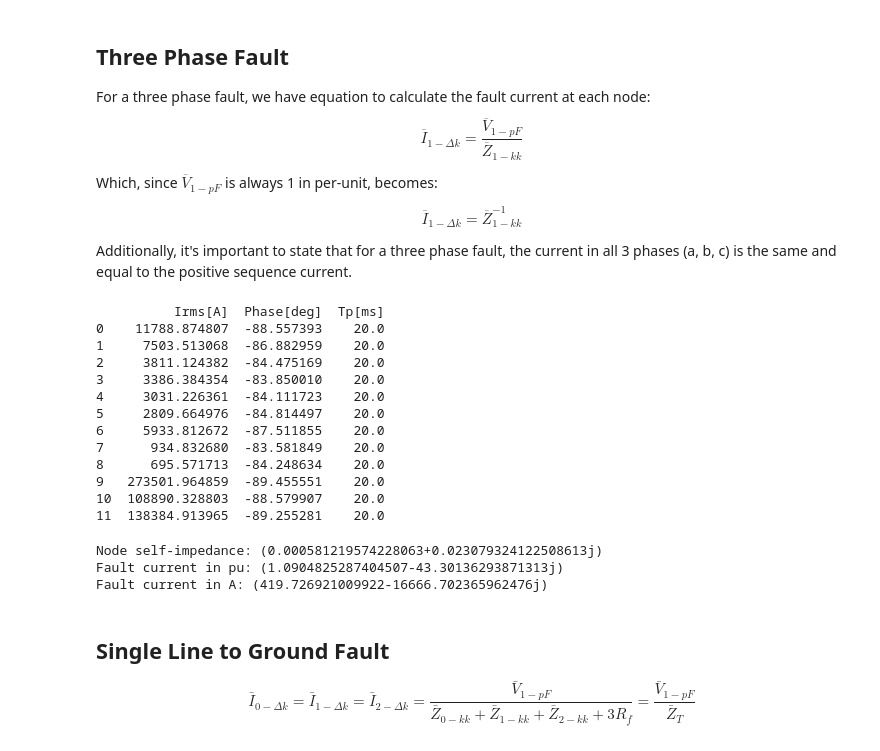
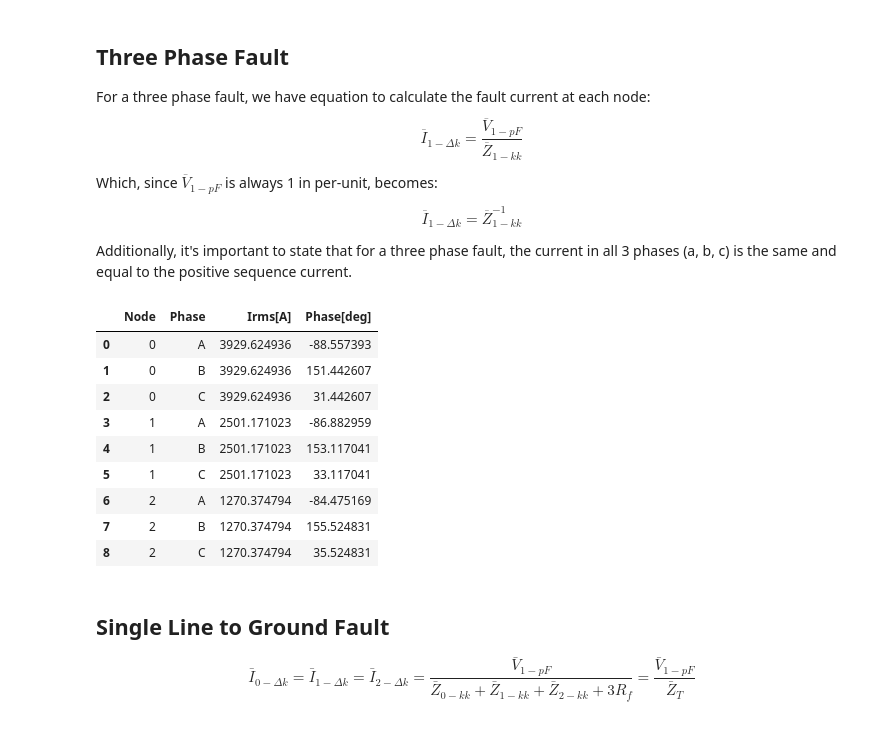
Before and after one commit to e4m8ch/IST_PSE, a Jupyter notebook: main.ipynb, the cells around one changed output. Saved outputs shown, nothing was run; the diff lists cells and outputs as text; code cells hidden in the pictures.

```diff
--- a/main.ipynb
+++ b/main.ipynb
@@ -262,56 +264,45 @@ Additionally, it's important to state that for a three phase fault, the current
 # %%
 Zkk_TP = np.diag(Z1)              # self-impedances
 If_pu_TP = 1 / Zkk_TP              # fault currents in pu
 
-# Convert from pu to A and to
-If_A_TP = If_pu_TP * dfs["Nodes"]["Base Current [pu]"]
 
-# Convert to RMS magnitude
-I_rms = np.abs(If_A_TP) / np.sqrt(2)
+I_base = dfs["Nodes"]["Base Current [pu]"].values
 
-# Convert to phase angle in degrees
-I_deg = np.angle(If_A_TP, deg=True)
+I_seq = np.vstack([np.zeros_like(If_pu_TP), If_pu_TP, np.zeros_like(If_pu_TP)])
 
-# Assume Tp (peak time) = 1 / 50Hz * 1000 ms for one cycle as placeholder
-# Or you can set your actual Tp values
-Tp_ms = np.full(I_rms.shape, 20.0)  # 50 Hz system -> 20 ms per cycle
+# Phase currents in pu
+I_abc_pu = (A @ I_seq) / 3
 
-# Combine into a DataFrame
-df_fault = pd.DataFrame({
-    "Irms[A]": I_rms,
-    "Phase[deg]": I_deg,
-    "Tp[ms]": Tp_ms
+# Convert to Amperes
+I_abc_A = I_abc_pu * I_base
+
+
+# Compute RMS and phase angle
+I_abc_rms = np.abs(I_abc_A) / np.sqrt(2)
+
+I_abc_angle = np.angle(I_abc_A, deg=True)
+
+# Build DataFrame
+n_nodes = I_abc_A.shape[1]
+df_TP = pd.DataFrame({
+    "Node": np.repeat(np.arange(n_nodes), 3),
+    "Phase": np.tile(["A", "B", "C"], n_nodes),
+    "Irms[A]": I_abc_rms.T.flatten(),
+    "Phase[deg]": I_abc_angle.T.flatten(),
 })
 
-
-
-print(df_fault)
+df_TP.head(9)
 # %% [output]
-          Irms[A]  Phase[deg]  Tp[ms]
-0    11788.874807  -88.557393    20.0
-1     7503.513068  -86.882959    20.0
-2     3811.124382  -84.475169    20.0
-3     3386.384354  -83.850010    20.0
-4     3031.226361  -84.111723    20.0
-5     2809.664976  -84.814497    20.0
-6     5933.812672  -87.511855    20.0
-7      934.832680  -83.581849    20.0
-8      695.571713  -84.248634    20.0
-9   273501.964859  -89.455551    20.0
-10  108890.328803  -88.579907    20.0
-11  138384.913965  -89.255281    20.0
+|  | Node | Phase | Irms[A] | Phase[deg] |
+| 0 | 0 | A | 3929.624936 | -88.557393 |
+| 1 | 0 | B | 3929.624936 | 151.442607 |
+| 2 | 0 | C | 3929.624936 | 31.442607 |
+| 3 | 1 | A | 2501.171023 | -86.882959 |
+| 4 | 1 | B | 2501.171023 | 153.117041 |
+| 5 | 1 | C | 2501.171023 | 33.117041 |
+| 6 | 2 | A | 1270.374794 | -84.475169 |
+| 7 | 2 | B | 1270.374794 | 155.524831 |
+| 8 | 2 | C | 1270.374794 | 35.524831 |
-# %%
-node = 0  # example node index
-Zself = Z1[node, node]
-print("Node self-impedance:", Zself)
-I_fault = 1.0 / Zself  # pu assuming V_prefault = 1 pu
-print("Fault current in pu:", I_fault)
-I_fault_A = I_fault * dfs["Nodes"].loc[node, "Base Current [pu]"]
-print("Fault current in A:", I_fault_A)
-# %% [output]
-Node self-impedance: (0.000581219574228063+0.023079324122508613j)
-Fault current in pu: (1.0904825287404507-43.30136293871313j)
-Fault current in A: (419.726921009922-16666.702365962476j)
 # %% [markdown]
 ## Single Line to Ground Fault
 
```
Also changed, not shown: parts of 4 cells of this notebook.
